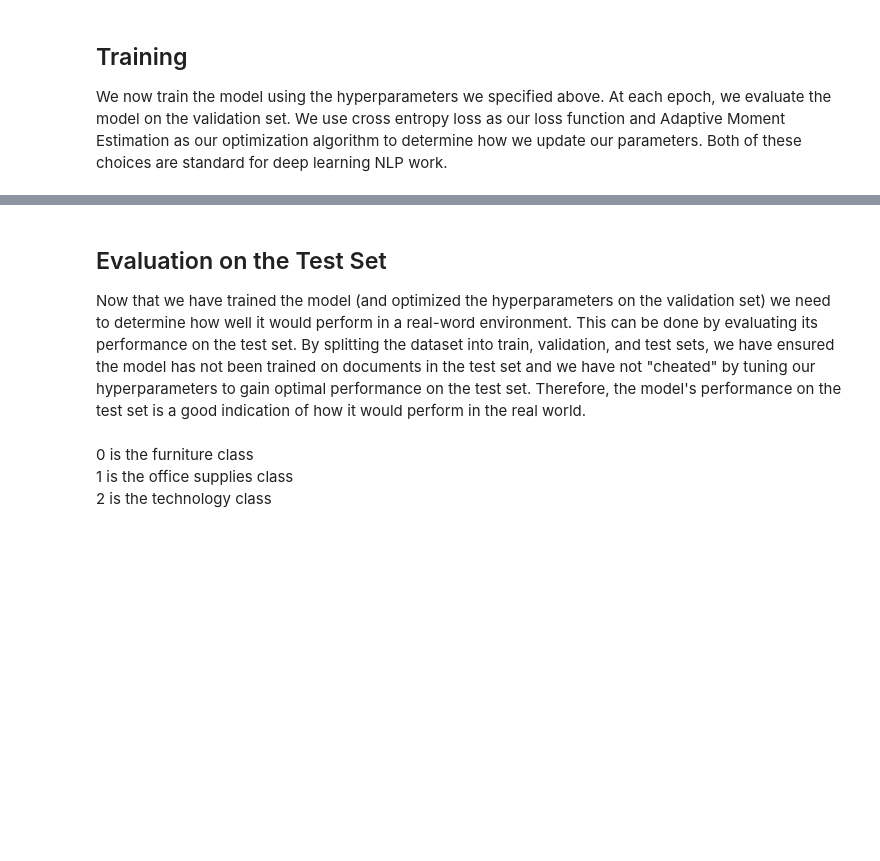
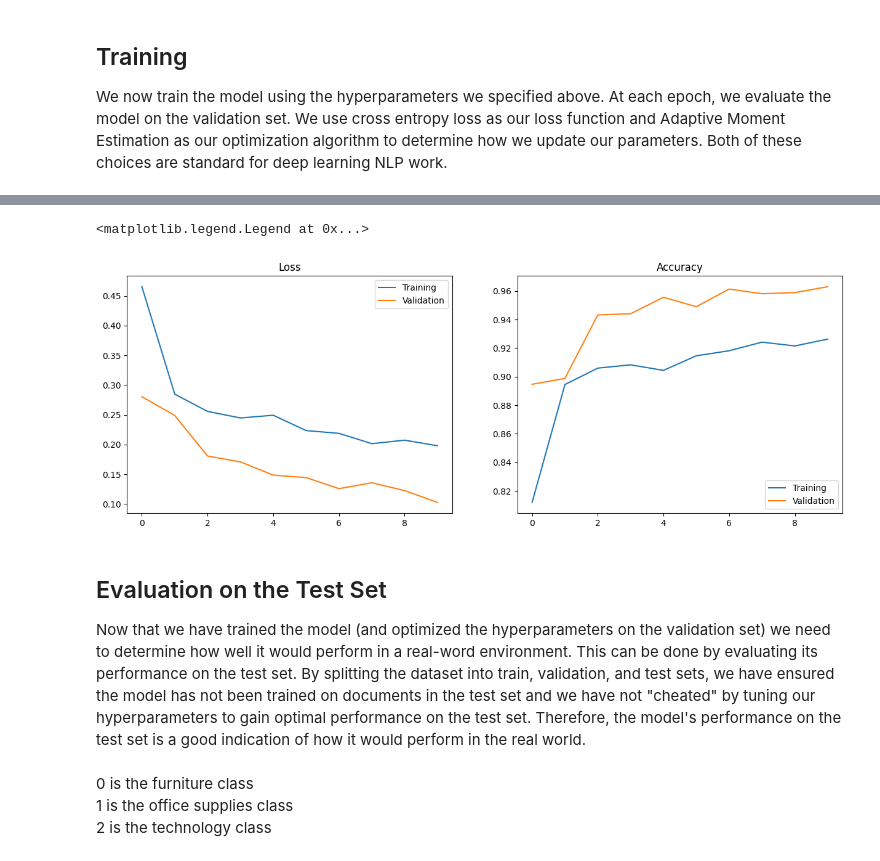
Before and after one commit to JohnG112358/DALI-Machine-Learning-Challenge, a Jupyter notebook: predictCategory.ipynb, the cells around one changed output, grey strips where cells are left out. Cells and saved outputs as stored; diff of their text form; code cells hidden in the pictures; blank space fills up the shorter version.

```diff
--- a/predictCategory.ipynb
+++ b/predictCategory.ipynb
@@ -142,7 +147,7 @@ The below are the hyperparameters I have chosen for this model.  My first area o
 # %%
 DROPOUT = 0.2 # probability of dropping a node in the linear layer after the BERT encoder
 ATTN_DROPOUT = 0.2 # probability of dropping a term in the attention equation within the BERT encoder
-EPOCHS = 4 # number of times we train the model on the full train set
+EPOCHS = 10 # number of times we train the model on the full train set
 LEARNING_RATE = 0.001 # scales how much we update our parameters after each minibatch
 # %%
 # load huggingface pretrained model
@@ -255,8 +260,6 @@ for e in range(EPOCHS):
 
       # zero the gradient so we don't accumulate optimizer steps
       optimizer.zero_grad()
-
-      train_loss += loss.item()
 
       prediction_index = prediction.argmax(axis=1)
       accuracy = (prediction_index==labels)
@@ -290,8 +293,8 @@ for e in range(EPOCHS):
   history["epoch"].append(e+1)
   history["train_loss"].append(train_loss / len(trainLoader))
   history["valid_loss"].append(valid_loss / len(validLoader))
-  history["train_accuracy"].append(train_accuracy)
-  history["valid_accuracy"].append(valid_accuracy)
+  history["train_accuracy"].append(train_accuracy.cpu())
+  history["valid_accuracy"].append(valid_accuracy.cpu())
 
   # output results
   print(f'Epoch {e+1}')
@@ -313,3 +338,17 @@ Epoch 4
+# %%
+fig, ax = plt.subplots(nrows=1, ncols=2, figsize=(15, 5))
+ax[0].set(title='Loss')
+ax[0].plot(history['train_loss'], label='Training')
+ax[0].plot(history['valid_loss'], label='Validation')
+ax[0].legend(loc="upper right")
+
+ax[1].set(title='Accuracy')
+ax[1].plot(history['train_accuracy'], label='Training')
+ax[1].plot(history['valid_accuracy'], label='Validation')
+ax[1].legend(loc="lower right")
+# %% [output]
+<matplotlib.legend.Legend at 0x...>
+[figure, added]
 # %% [markdown]
 ## Evaluation on the Test Set
 
```
Also changed, not shown: parts of 18 cells of this notebook.
